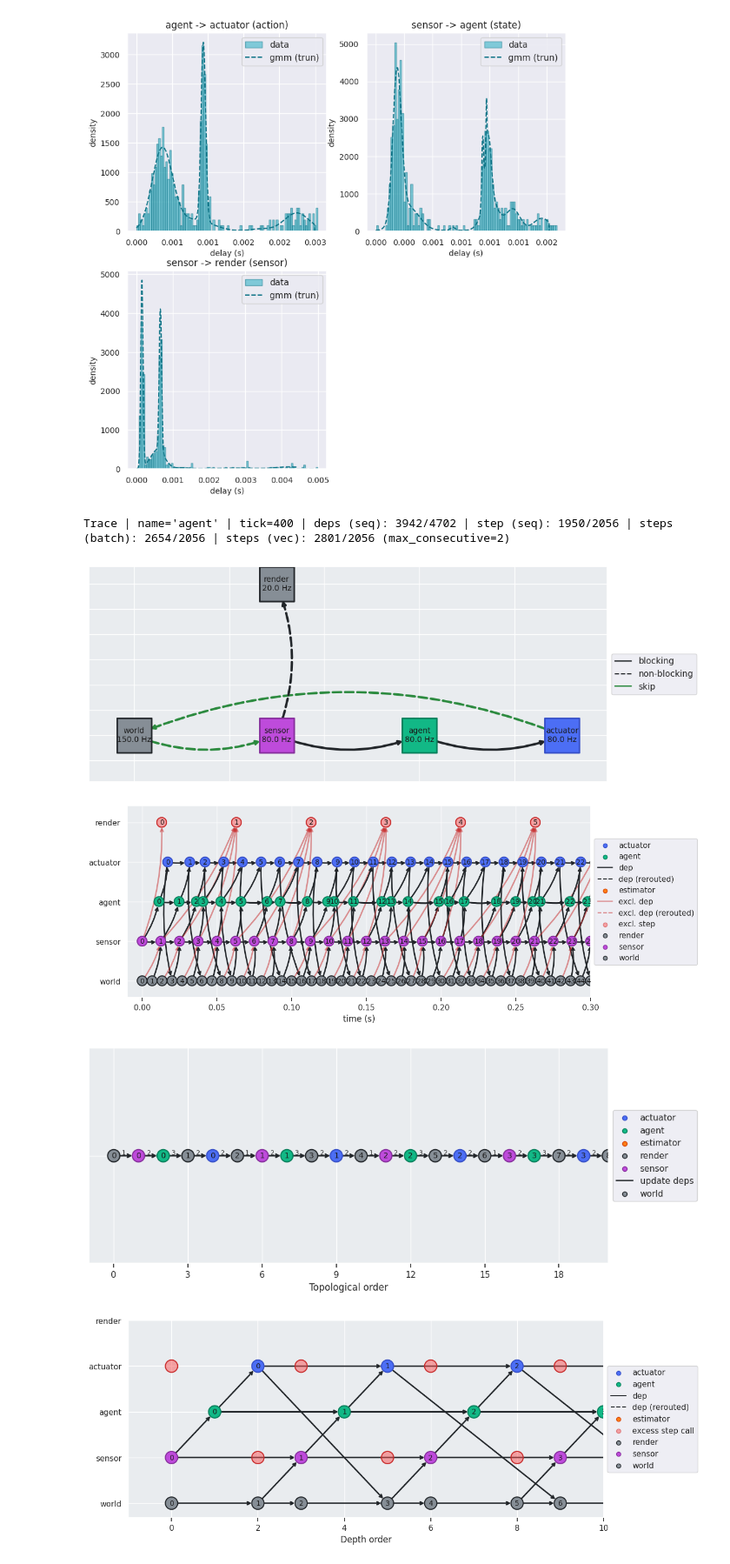
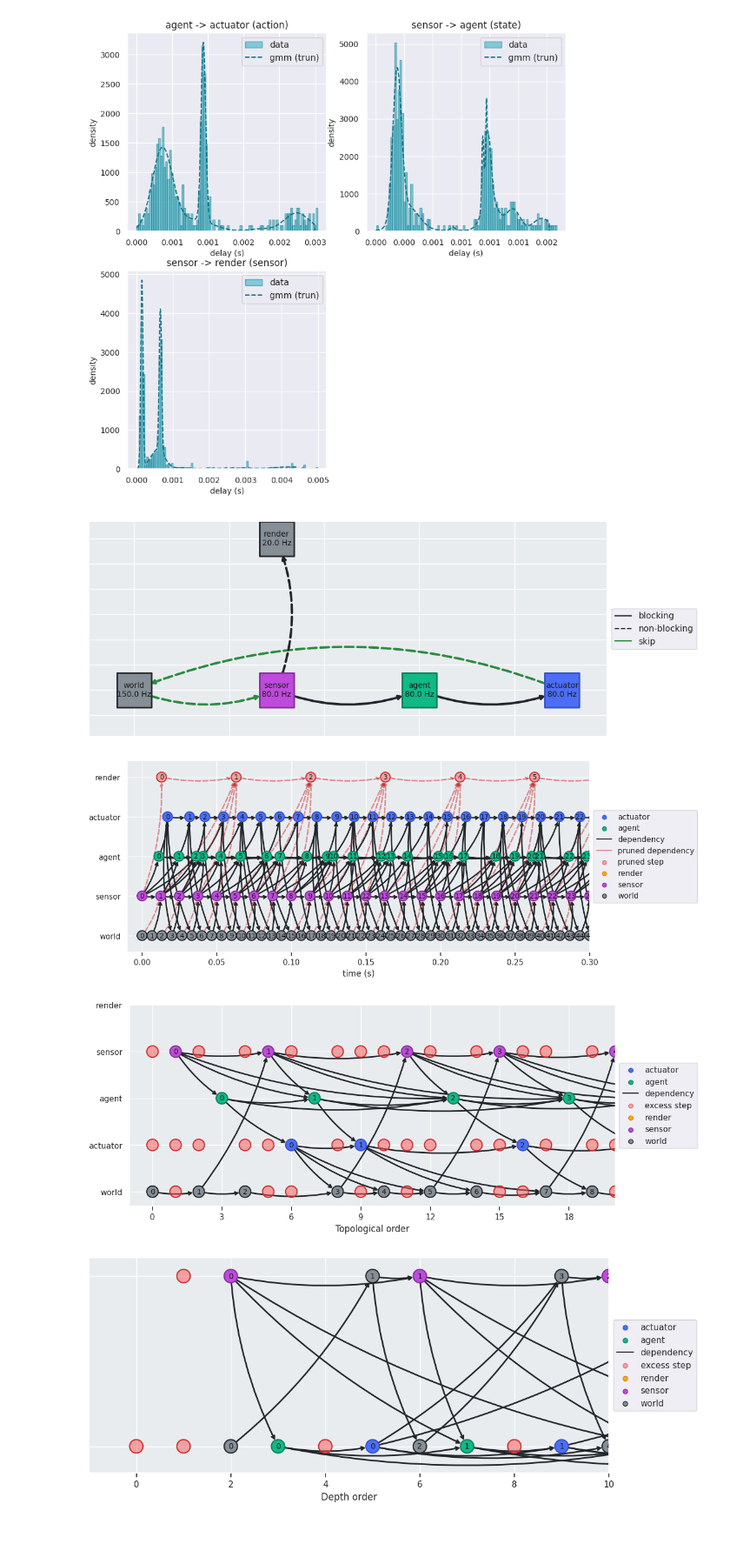
Before and after one commit to bheijden/rex, a Jupyter notebook: notebooks/double_pendulum.ipynb, the cells around one changed output. Shown at 87% size. Saved outputs shown, nothing was run; the diff lists cells and outputs as text; code cells hidden in the pictures; blank space fills up the shorter version.

```diff
--- a/notebooks/double_pendulum.ipynb
+++ b/notebooks/double_pendulum.ipynb
@@ -192,20 +193,22 @@ jax.tree_map(partial(plot_gmm, edgecolor=ecolor.communication), axes_inputs, dis
 [figure]
 # %%
 # Trace & compile environment
-cenv = exp.make_compiled_env(env, record_pre.episode[-1], max_steps=MAX_STEPS, eval_env=False, graph_type=VECTORIZED    )
+cenv = exp.make_compiled_env(env, record_pre.episode[-1], max_steps=MAX_STEPS, eval_env=False)
-# %% [output]
-Trace | name='agent' | tick=400 | deps (seq): 3942/4702 | step (seq): 1950/2056 | steps (batch): 2654/2056 | steps (vec): 2801/2056 (max_consecutive=2)
 # %%
+# Create computation graph
+from rex.tracer import create_graph
+G = create_graph(record_pre.episode[-1])
+
 # Plot
-fig_gr, _ = exp.show_graph(cenv.graph.trace.episode)
-fig_cg, _ = exp.show_computation_graph(cenv.graph.trace,"computation", xmax=0.35)
-fig_ct, _ = exp.show_computation_graph(cenv.graph.trace,"topological", xmax=0.35)
-fig_cd, _ = exp.show_computation_graph(cenv.graph.trace,"depth", xmax=0.35)
+fig_gr, _ = exp.show_graph(record_pre.episode[-1])
+fig_cg, _ = exp.show_computation_graph(G, cenv.graph.MCS, "agent", "computation", xmax=0.35)
+fig_ct, _ = exp.show_computation_graph(G, cenv.graph.MCS, "agent", "topological", xmax=0.35)
+fig_cd, _ = exp.show_computation_graph(G, cenv.graph.MCS, "agent", "depth", xmax=0.35)
 # fig_com, _ = exp.show_communication(record_pre.episode[-1])
 # fig_grp, _ = exp.show_grouped(record_pre.episode[-1].node[-1], "state")
 # %% [output]
 [figure]
-[figure, old version]
+[figure, new version]
-[figure, old version]
+[figure, new version]
-[figure, old version]
+[figure, new version]
 # %%
```
Also changed, not shown: parts of 10 cells of this notebook, 40 other files.
